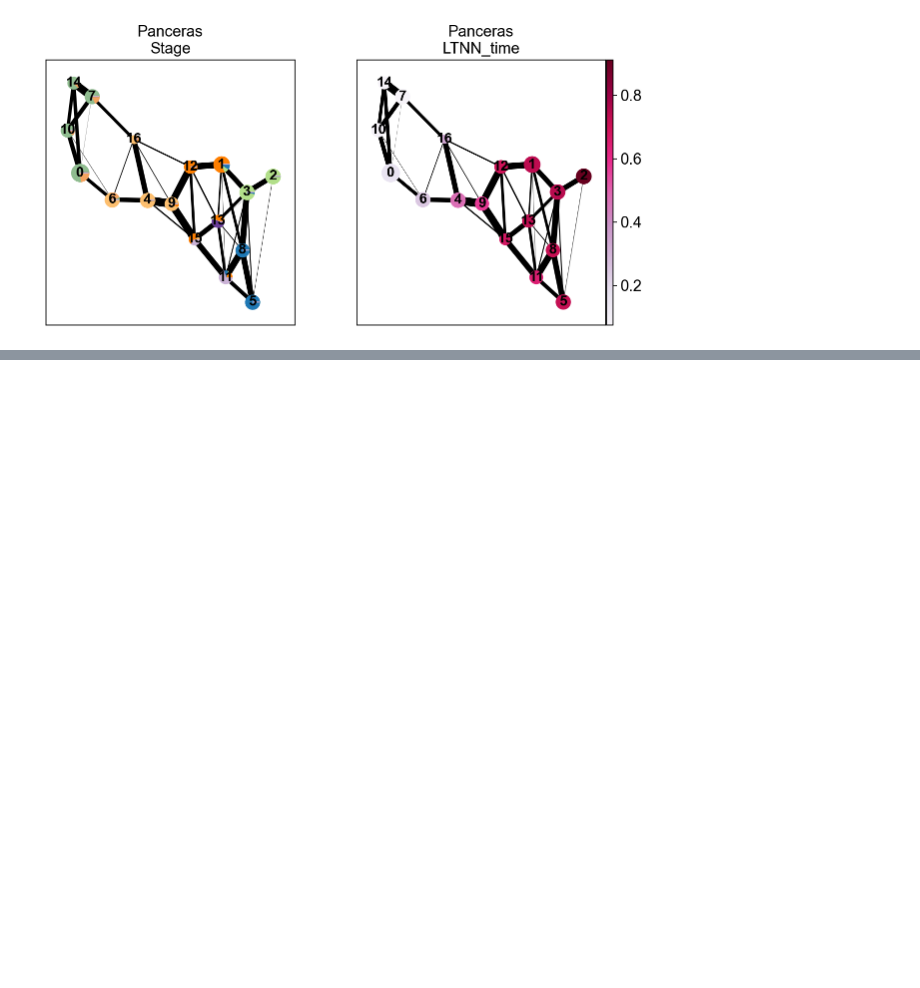
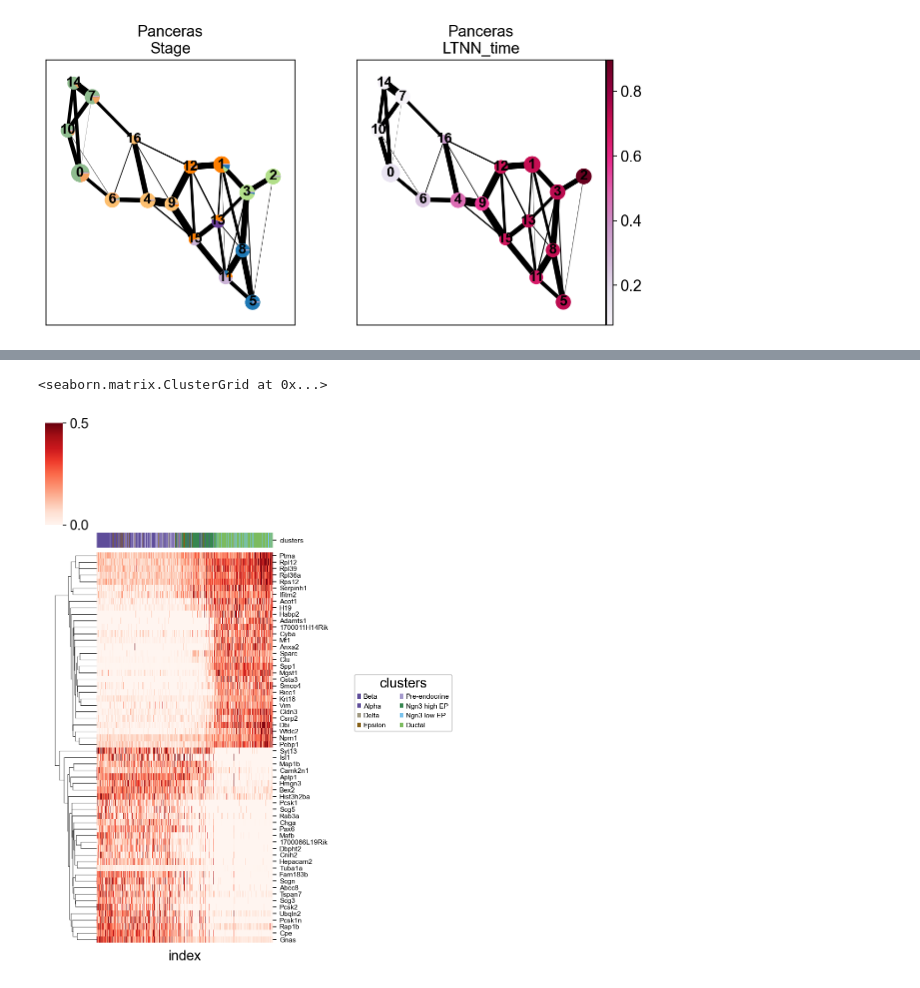
Before and after one commit to Starlitnightly/scltnn, a Jupyter notebook: source/Tutorials/panceras.ipynb, the cells around one changed output, grey strips where cells are left out. Saved outputs shown, nothing was run; the diff lists cells and outputs as text; code cells hidden in the pictures; blank space fills up the shorter version.

```diff
--- a/source/Tutorials/panceras.ipynb
+++ b/source/Tutorials/panceras.ipynb
@@ -195,0 +211,10 @@ scv.pl.scatter(scpancera.adata_test, basis="umap", cmap='PuRd',
+# %%
+import seaborn as sns
+LTNN_time_Pearson,adata_1=scltnn.utils.find_high_correlation_gene(scpancera.adata_test,rev=True)
+scltnn.plot.plot_high_correlation_heatmap(adata_1,LTNN_time_Pearson,fontsize=7,standard_scale=0,
+                              meta=['clusters'],figsize=(5,8),number=30,cmap='Reds',
+                             meta_legend=True,meta_legend_kws={'ncol':2,'distance':20,'interval':3})
+#plt.savefig('heatmap_mouse.png',dpi=300,bbox_inches = 'tight')
+# %% [output]
+<seaborn.matrix.ClusterGrid at 0x...>
+[figure, added]
```
Also changed, not shown: parts of 11 cells of this notebook, 20 other files.
